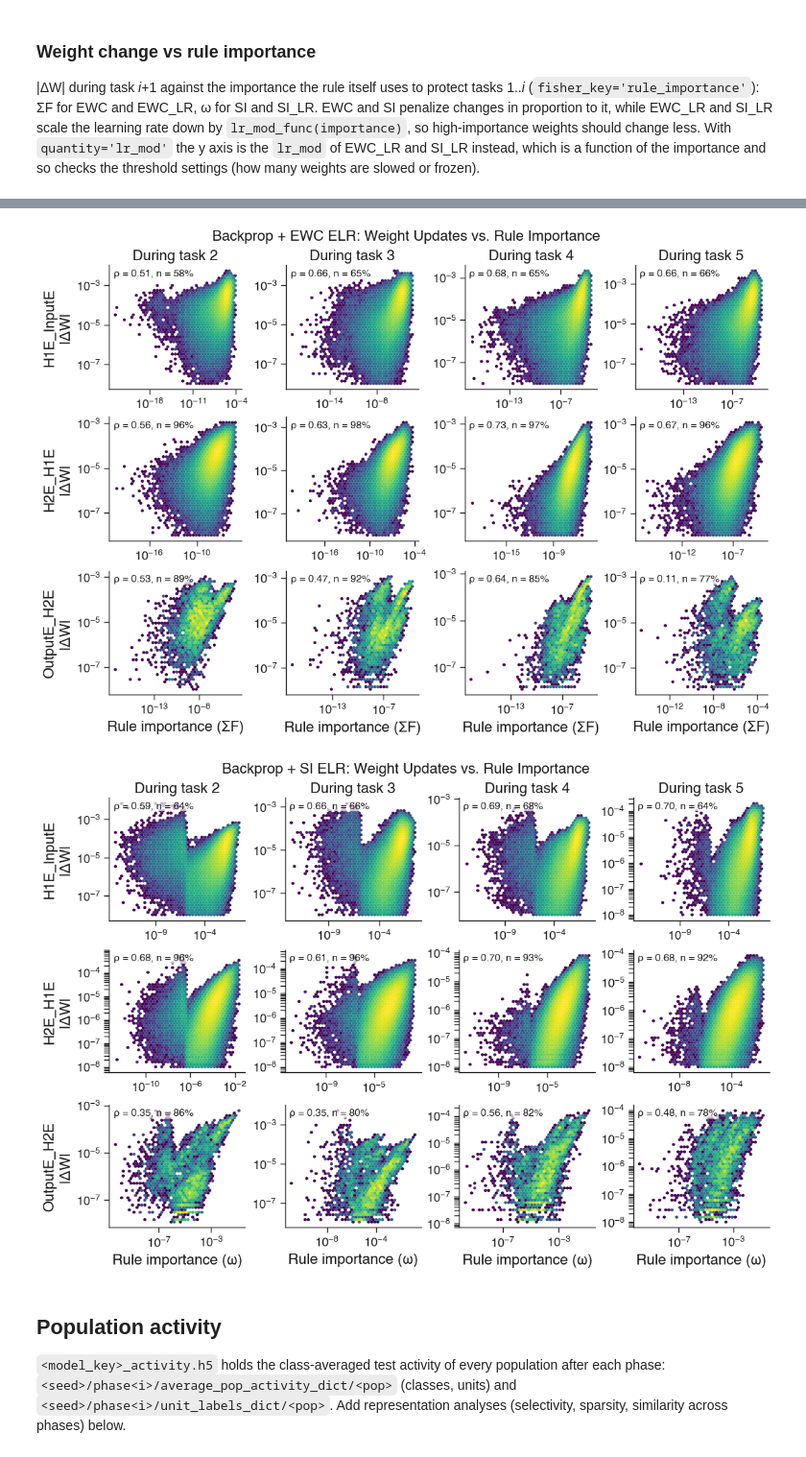
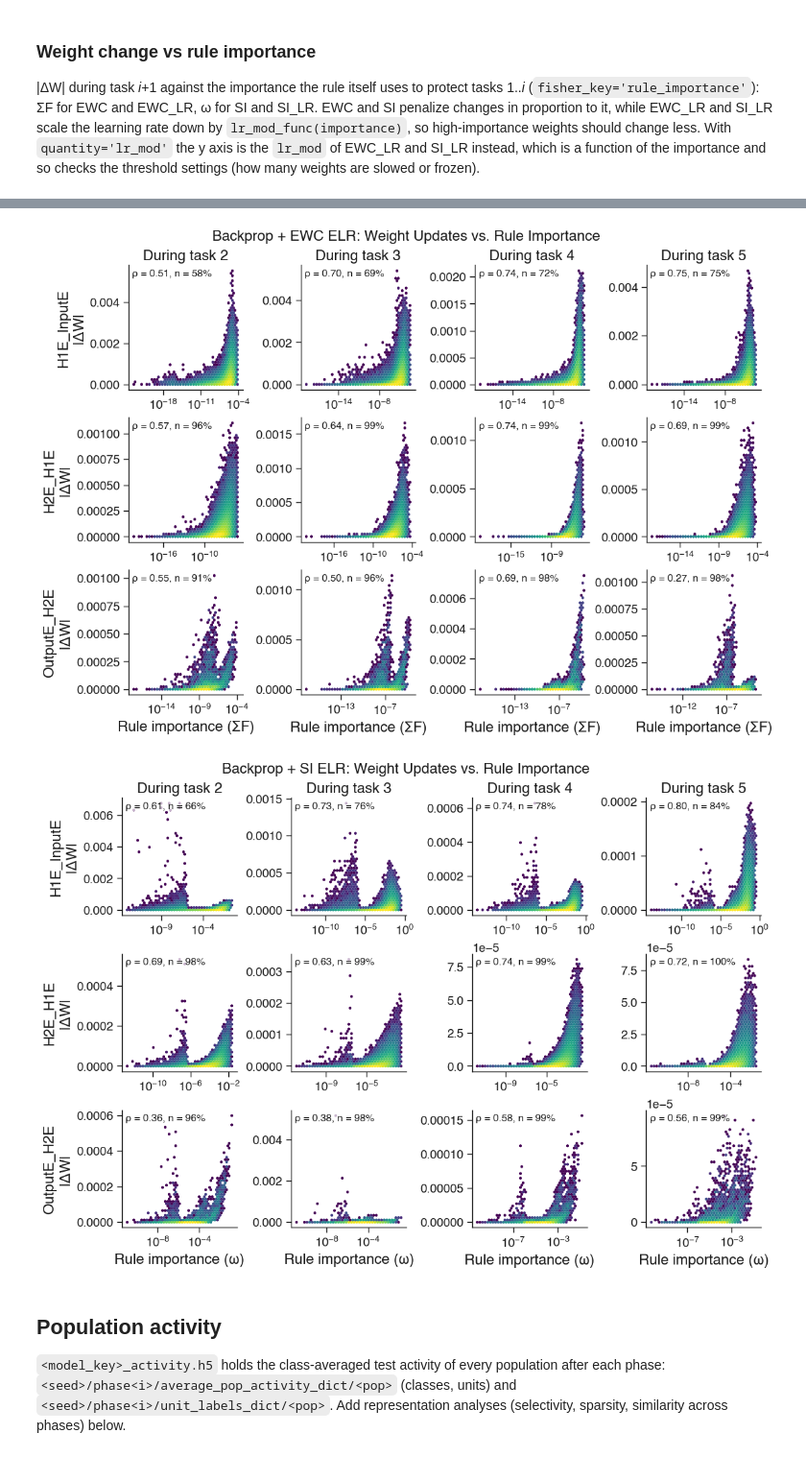
Before and after one commit to Milstein-Lab/EIANN, a Jupyter notebook: EIANN/scripts/get_cl_metrics.ipynb, the cells around one changed output, grey strips where cells are left out. Shown at 96% size. Drawn from its saved outputs; the diff is of its cells as text; code cells hidden in the pictures.

```diff
--- a/EIANN/scripts/get_cl_metrics.ipynb
+++ b/EIANN/scripts/get_cl_metrics.ipynb
@@ -506,0 +605,10 @@ plot_dw_vs_fisher(model, seed, projections, dw_lower_bound=dw_lower_bound, silen
+# %%
+model, seed = 'BTSP_CL_5_tasks_ELR_A', None  # None: first seed
+phase = None  # None: after the last task
+projections = ['H1E_InputE', 'H2E_H1E', 'OutputE_H2E']  # None: every plastic projection with lr_mod and a nonzero Fisher
+fisher_key = 'cumulative_fisher'  # cumulative_fisher (all tasks learned so far) or fisher (task just learned)
+silent_weight_bound = -1e-8  # weights with |W| below this after the task are left out
+log_scale = 'fisher'  # True: log-log axes, Spearman ρ; 'fisher': log Fisher axis only (semi-log), Spearman ρ; False: linear axes, Pearson r
+
+plot_lr_mod_vs_fisher(model, seed, projections, phase=phase, fisher_key=fisher_key,
+                      silent_weight_bound=silent_weight_bound, log_scale=log_scale)
@@ -515,7 +901,7 @@ projections = None  # None: every projection with a nonzero rule importance
 dw_lower_bound = 1e-8  # |ΔW| below this counts as no change (float32 resolves about |W| * 6e-8)
 silent_weight_bound = 1e-8  # weights with |W| below this before and after the task are left out
 relative = False  # True: plot |ΔW| / |W before the task| instead of |ΔW|
-log_scale = True  # True: log-log axes, Spearman ρ; False: linear axes, Pearson r
+log_scale = 'fisher'  # True: log-log axes, Spearman ρ; 'fisher': log Fisher axis only (semi-log), Spearman ρ; False: linear axes, Pearson r
 
 for model in importance_models:
     if quantity == 'lr_mod' and not model.endswith('_LR'):
@@ -529,5 +915,5 @@ for model in importance_models:
-[figure, old version]
+[figure, new version]
-[figure, old version]
+[figure, new version]
 # %% [markdown]
 ## Population activity
 `<model_key>_activity.h5` holds the class-averaged test activity of every population after each phase: `<seed>/phase<i>/average_pop_activity_dict/<pop>` (classes, units) and `<seed>/phase<i>/unit_labels_dict/<pop>`. Add representation analyses (selectivity, sparsity, similarity across phases) below.
```
Also changed, not shown: parts of 14 cells of this notebook, 18 other files.
